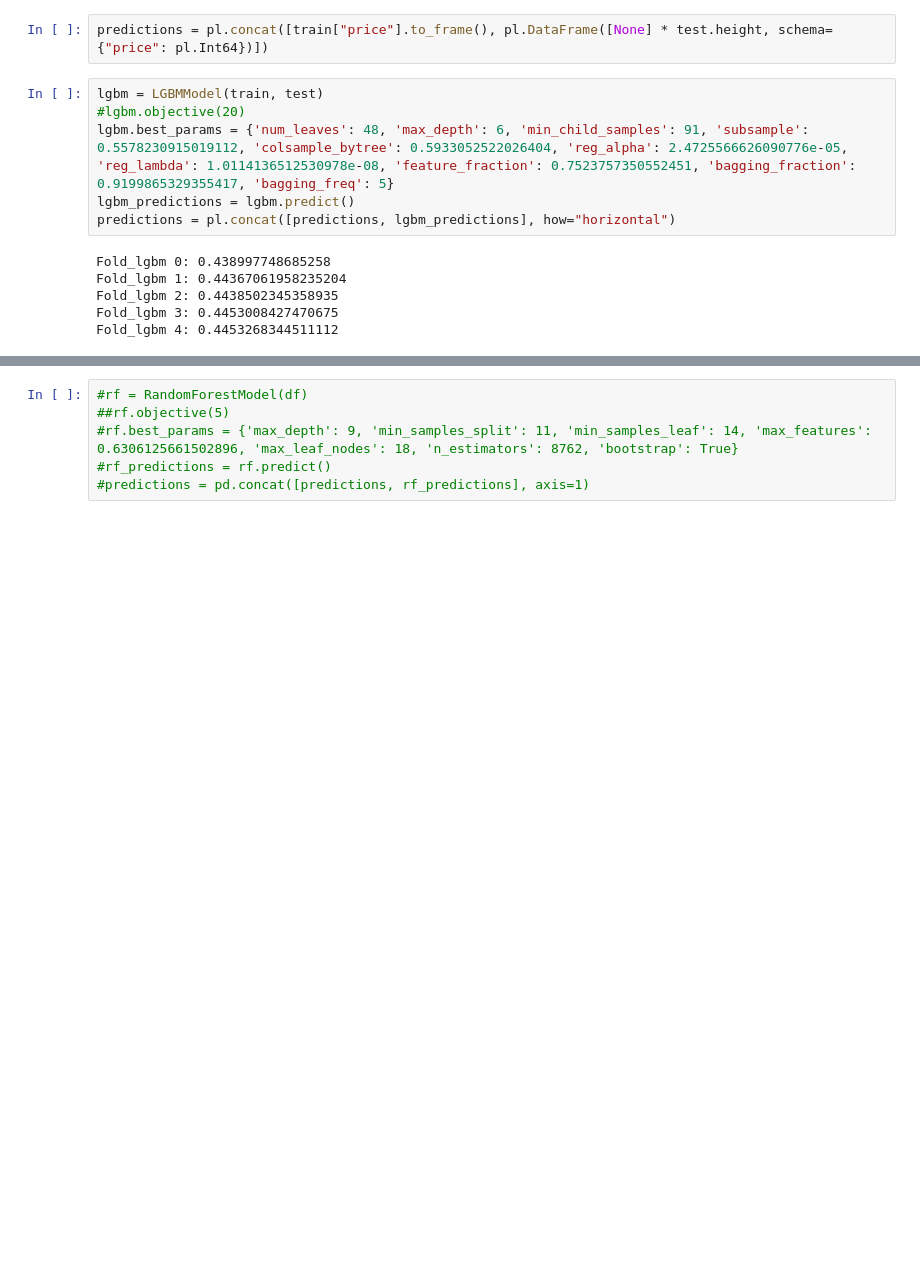
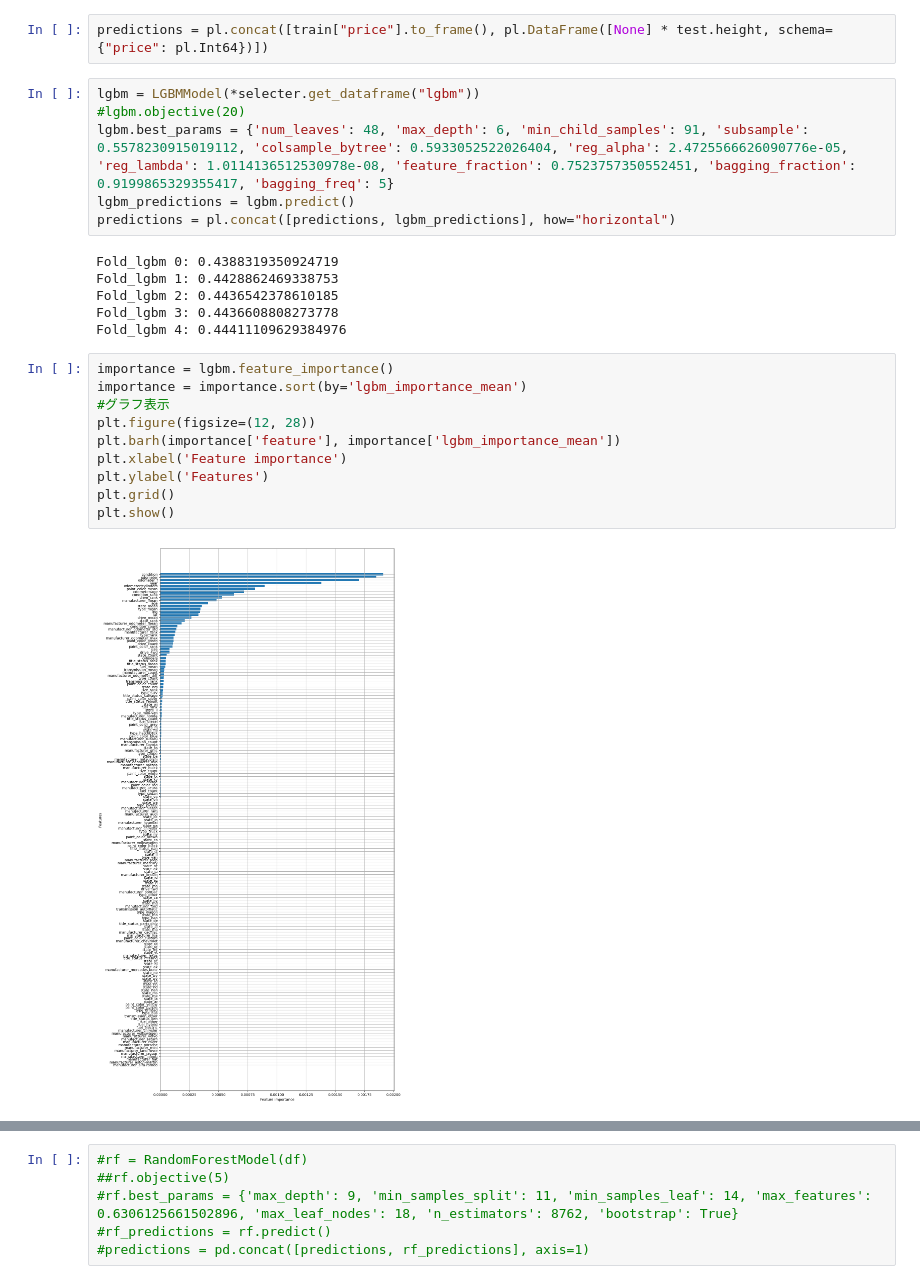
Before and after one commit to tkser/signate_scup2023, a Jupyter notebook: work/model.ipynb, the cells around one changed output, grey strips where cells are left out. Saved outputs shown, nothing was run; the diff lists cells and outputs as text; blank space fills up the shorter version.

```diff
--- a/work/model.ipynb
+++ b/work/model.ipynb
@@ -51,15 +58,27 @@ shape: (5, 160)
 # %%
 predictions = pl.concat([train["price"].to_frame(), pl.DataFrame([None] * test.height, schema={"price": pl.Int64})])
 # %%
-lgbm = LGBMModel(train, test)
+lgbm = LGBMModel(*selecter.get_dataframe("lgbm"))
 #lgbm.objective(20)
 lgbm.best_params = {'num_leaves': 48, 'max_depth': 6, 'min_child_samples': 91, 'subsample': 0.5578230915019112, 'colsample_bytree': 0.5933052522026404, 'reg_alpha': 2.4725566626090776e-05, 'reg_lambda': 1.0114136512530978e-08, 'feature_fraction': 0.7523757350552451, 'bagging_fraction': 0.9199865329355417, 'bagging_freq': 5}
 lgbm_predictions = lgbm.predict()
 predictions = pl.concat([predictions, lgbm_predictions], how="horizontal")
 # %% [output]
-Fold_lgbm 0: 0.438997748685258
-Fold_lgbm 1: 0.44367061958235204
-Fold_lgbm 2: 0.4438502345358935
-Fold_lgbm 3: 0.4453008427470675
-Fold_lgbm 4: 0.4453268344511112
+Fold_lgbm 0: 0.4388319350924719
+Fold_lgbm 1: 0.4428862469338753
+Fold_lgbm 2: 0.4436542378610185
+Fold_lgbm 3: 0.4436608808273778
+Fold_lgbm 4: 0.44411109629384976
+# %%
+importance = lgbm.feature_importance()
+importance = importance.sort(by='lgbm_importance_mean')
+#グラフ表示
+plt.figure(figsize=(12, 28))
+plt.barh(importance['feature'], importance['lgbm_importance_mean'])
+plt.xlabel('Feature importance')
+plt.ylabel('Features')
+plt.grid()
+plt.show()
+# %% [output]
+[figure, added]
 # %%
```
Also changed, not shown: parts of 10 cells of this notebook, 1 other file.
